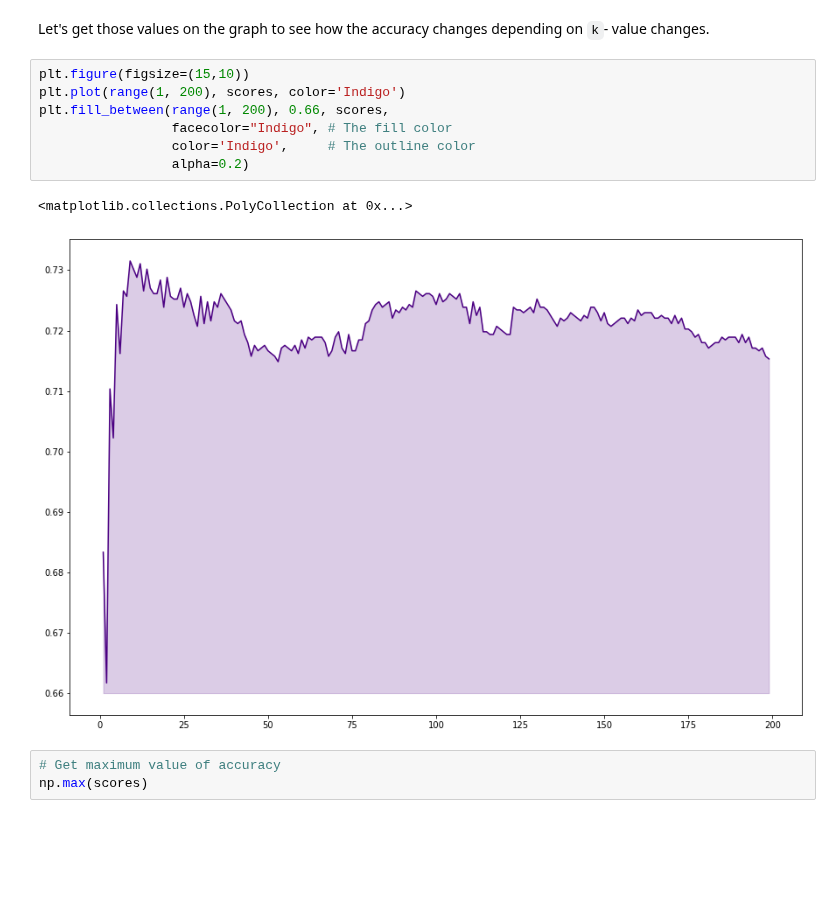
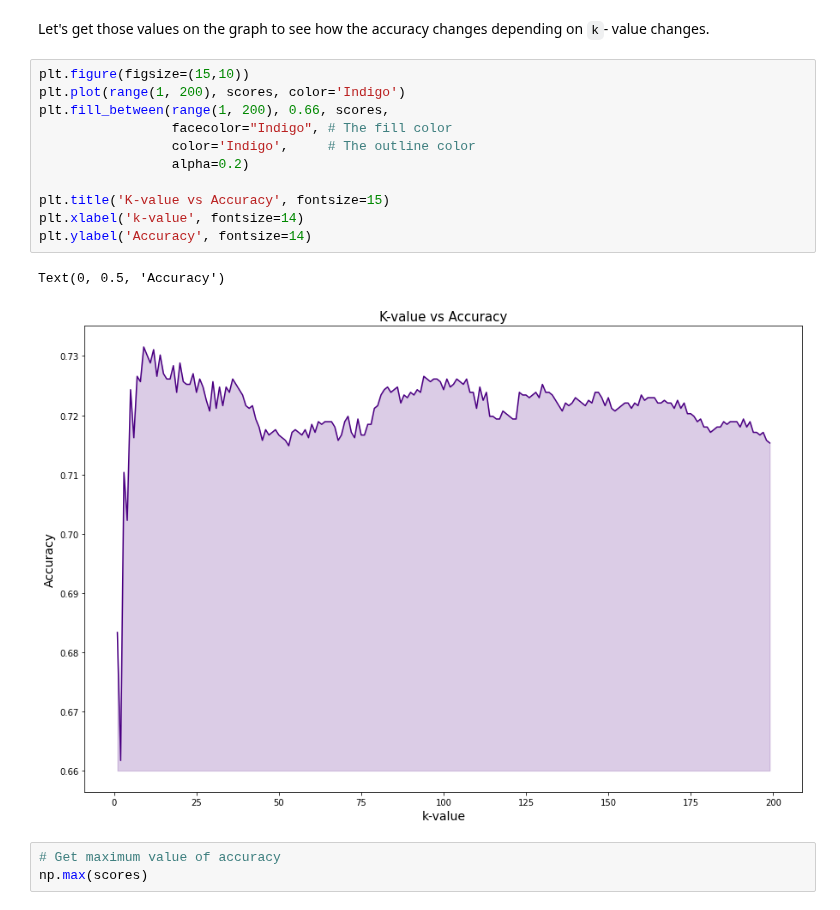
Before and after one commit to jadidaniel/jupyter-notebooks, a Jupyter notebook: ml/suprvised_learning/k_nearest_neighbours/twitter_classification.ipynb, the cells around one changed output. Cells and saved outputs as stored; diff of their text form; blank space fills up the shorter version.

Commit message:
Correct graph of k-values

```diff
--- a/ml/suprvised_learning/k_nearest_neighbours/twitter_classification.ipynb
+++ b/ml/suprvised_learning/k_nearest_neighbours/twitter_classification.ipynb
@@ -318,13 +317,17 @@ Let's get those values on the graph to see how the accuracy changes depending on
 # %%
 plt.figure(figsize=(15,10))
 plt.plot(range(1, 200), scores, color='Indigo')
 plt.fill_between(range(1, 200), 0.66, scores,
                  facecolor="Indigo", # The fill color
                  color='Indigo',     # The outline color
                  alpha=0.2)
+
+plt.title('K-value vs Accuracy', fontsize=15)
+plt.xlabel('k-value', fontsize=14)
+plt.ylabel('Accuracy', fontsize=14)
 # %% [output]
-<matplotlib.collections.PolyCollection at 0x...>
+Text(0, 0.5, 'Accuracy')
-[figure, old version]
+[figure, new version]
 # %%
 # Get maximum value of accuracy
 np.max(scores)
```
Also changed, not shown: parts of 2 cells of this notebook.
